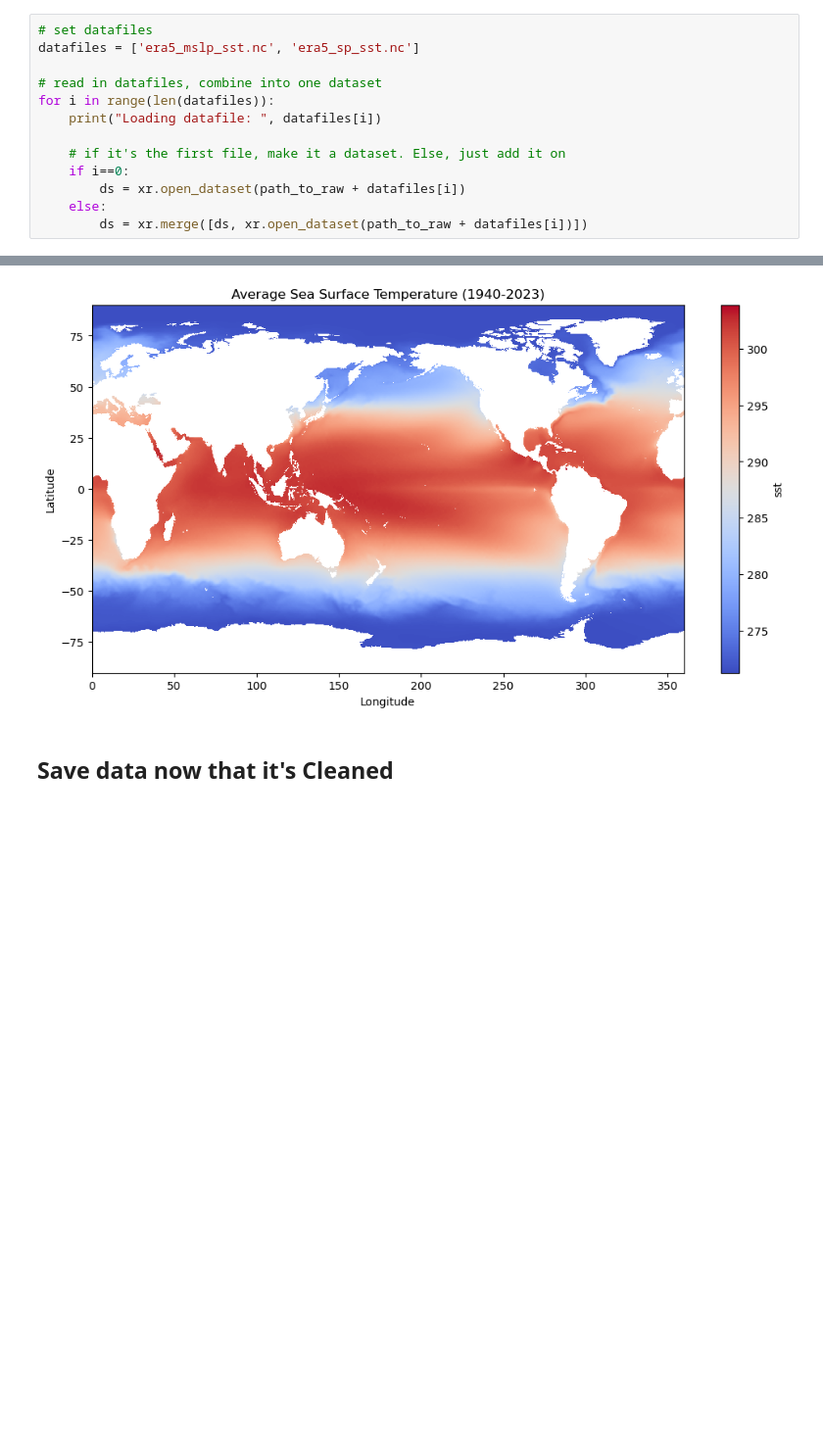
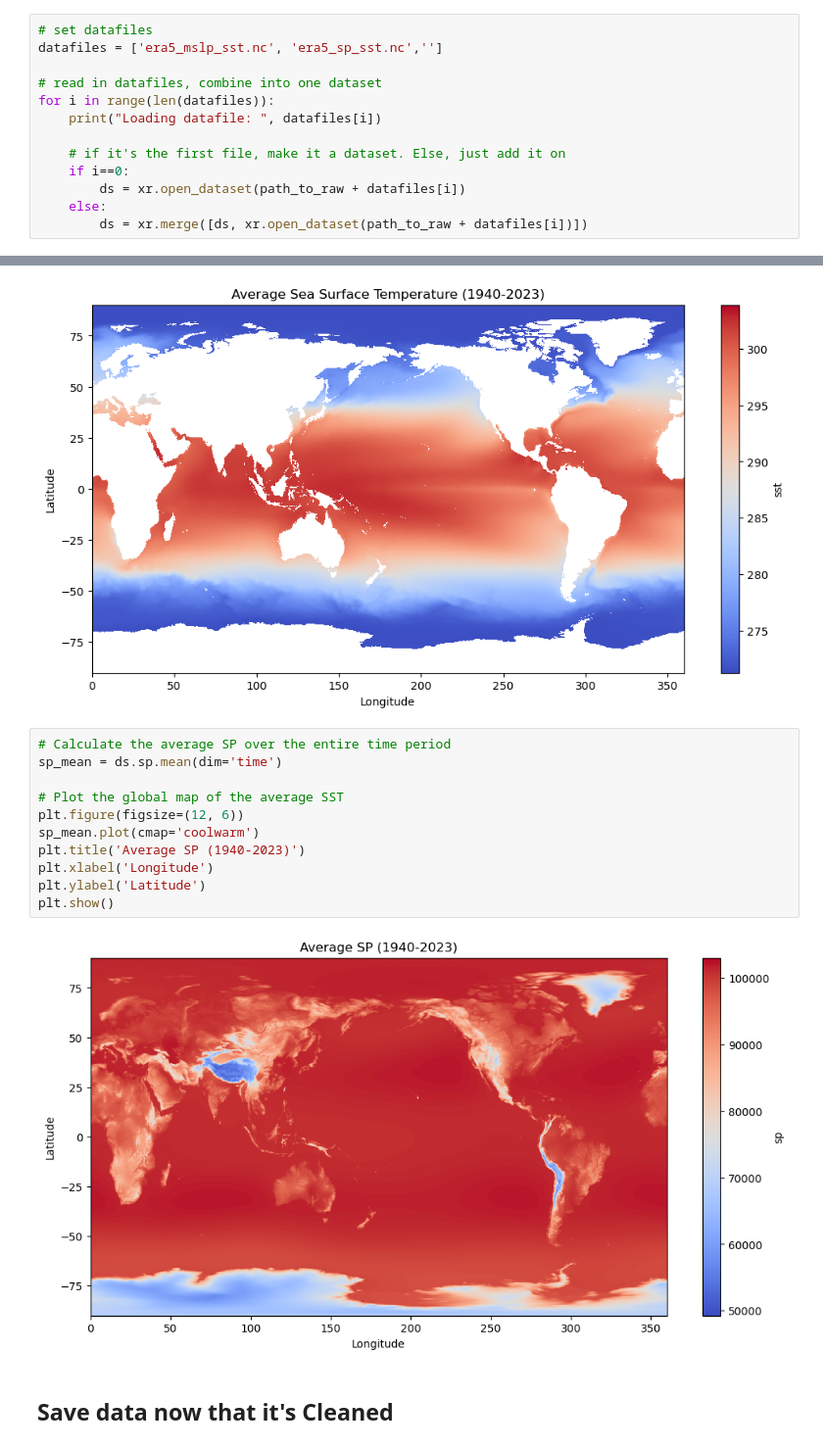
Before and after one commit to liamkirkpatrick/ess469_final, a Jupyter notebook: notebooks-part1/Clean_Data.ipynb, the cells around one changed output, grey strips where cells are left out. Shown: that part at 98% size. Saved outputs shown, nothing was run; the diff lists cells and outputs as text; blank space fills up the shorter version.

```diff
--- a/notebooks-part1/Clean_Data.ipynb
+++ b/notebooks-part1/Clean_Data.ipynb
@@ -22,7 +22,7 @@ import cartopy.feature as cfeature
 # Read in data
 # %%
 # set datafiles
-datafiles = ['era5_mslp_sst.nc', 'era5_sp_sst.nc']
+datafiles = ['era5_mslp_sst.nc', 'era5_sp_sst.nc','']
 
 # read in datafiles, combine into one dataset
 for i in range(len(datafiles)):
@@ -140,6 +151,19 @@ plt.ylabel('Latitude')
 plt.show()
 # %% [output]
 [figure]
+# %%
+# Calculate the average SP over the entire time period
+sp_mean = ds.sp.mean(dim='time')
+
+# Plot the global map of the average SST
+plt.figure(figsize=(12, 6))
+sp_mean.plot(cmap='coolwarm')
+plt.title('Average SP (1940-2023)')
+plt.xlabel('Longitude')
+plt.ylabel('Latitude')
+plt.show()
+# %% [output]
+[figure, added]
 # %% [markdown]
 ## Save data now that it's Cleaned
 # %%
```
Also changed, not shown: parts of 3 cells of this notebook, 5 other files.
